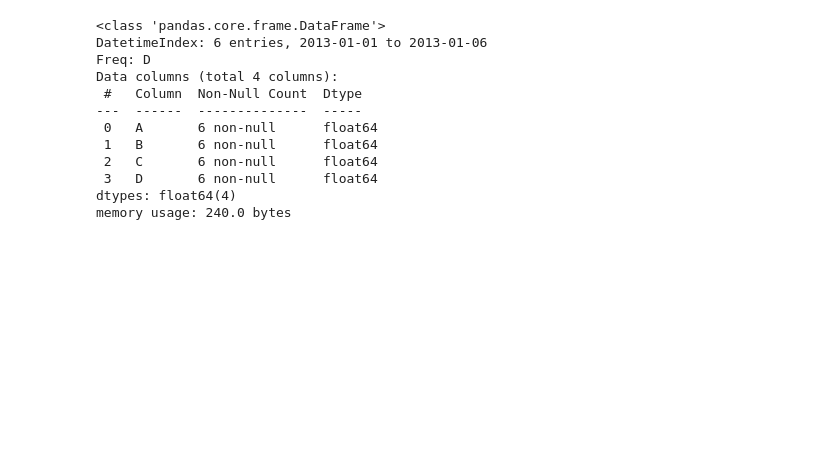
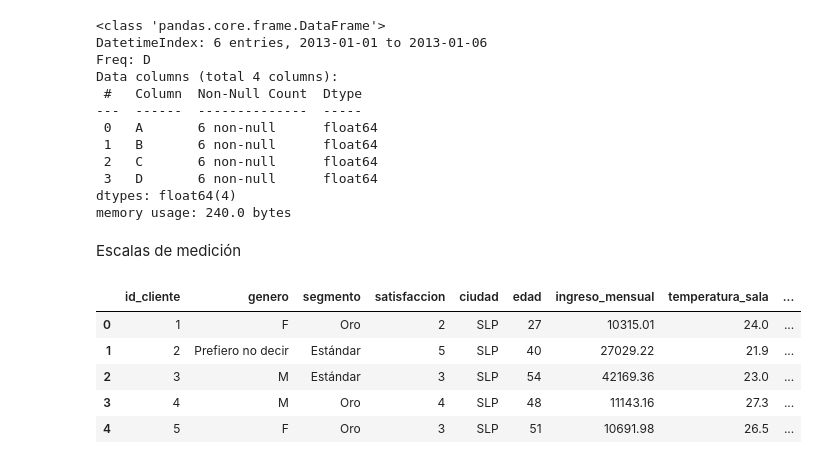
Before and after one commit to daf01-web/Mineria-de-Datos, a Jupyter notebook: Minería_de_Datos.ipynb, the cells around one changed output. Drawn from its saved outputs; the diff is of its cells as text; code cells hidden in the pictures; blank space fills up the shorter version.

Commit message:
Escalas de medición

```diff
--- a/Minería_de_Datos.ipynb
+++ b/Minería_de_Datos.ipynb
@@ -641,3 +641,33 @@ memory usage: 240.0 bytes
 # %%
 import pandas as pd
 df_edad = pd.read_csv("/content/drive/MyDrive/raw.csv")
+# %% [markdown]
+Escalas de medición
+# %%
+import pandas as pd
+import numpy as np
+
+np.random.seed(42)
+n = 200
+
+df = pd.DataFrame({
+"id_cliente": range(1, n+1),
+"genero": np.random.choice(["F", "M", "No binario", "Prefiero no decir"], size=n, p=[0.45, 0.45, 0.05, 0.05]),
+"segmento": np.random.choice(["Estándar", "Oro", "Platino"], size=n, p=[0.6, 0.3, 0.1]),
+"satisfaccion": np.random.choice([1,2,3,4,5], size=n, p=[0.1,0.2,0.35,0.25,0.1]),
+"ciudad": np.random.choice(["SLP", "CDMX", "GDL", "MTY", "QRO"], size=n, p=[0.35,0.25,0.15,0.15,0.10]),
+"edad": np.random.normal(35, 10, size=n).round(0).clip(18, 70).astype(int),
+"ingreso_mensual": np.random.lognormal(mean=9.5, sigma=0.5, size=n).round(2), # pesos MXN aprox.
+"temperatura_sala": np.random.normal(23, 2, size=n).round(1),
+"visitas_ultimo_anio": np.random.poisson(lam=3, size=n),
+"fecha_ultima_visita": pd.to_datetime("2025-12-31") - pd.to_timedelta(np.random.randint(0, 365, size=n), unit="D")
+})
+
+df.head()
+# %% [output]
+|  | id_cliente | genero | segmento | satisfaccion | ciudad | edad | ingreso_mensual | temperatura_sala | ... |
+| 0 | 1 | F | Oro | 2 | SLP | 27 | 10315.01 | 24.0 | ... |
+| 1 | 2 | Prefiero no decir | Estándar | 5 | SLP | 40 | 27029.22 | 21.9 | ... |
+| 2 | 3 | M | Estándar | 3 | SLP | 54 | 42169.36 | 23.0 | ... |
+| 3 | 4 | M | Oro | 4 | SLP | 48 | 11143.16 | 27.3 | ... |
+| 4 | 5 | F | Oro | 3 | SLP | 51 | 10691.98 | 26.5 | ... |
```
Also changed, not shown: parts of 7 cells of this notebook.
